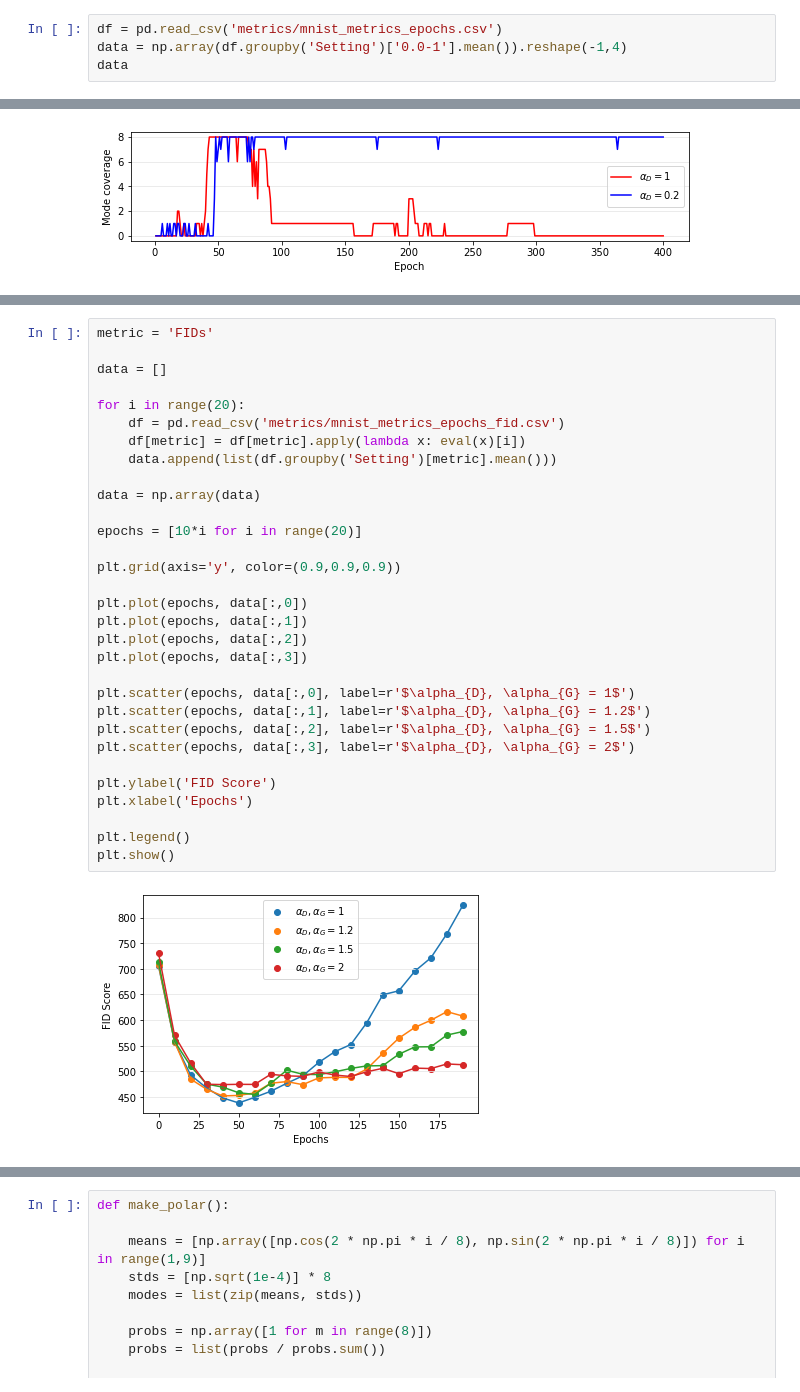
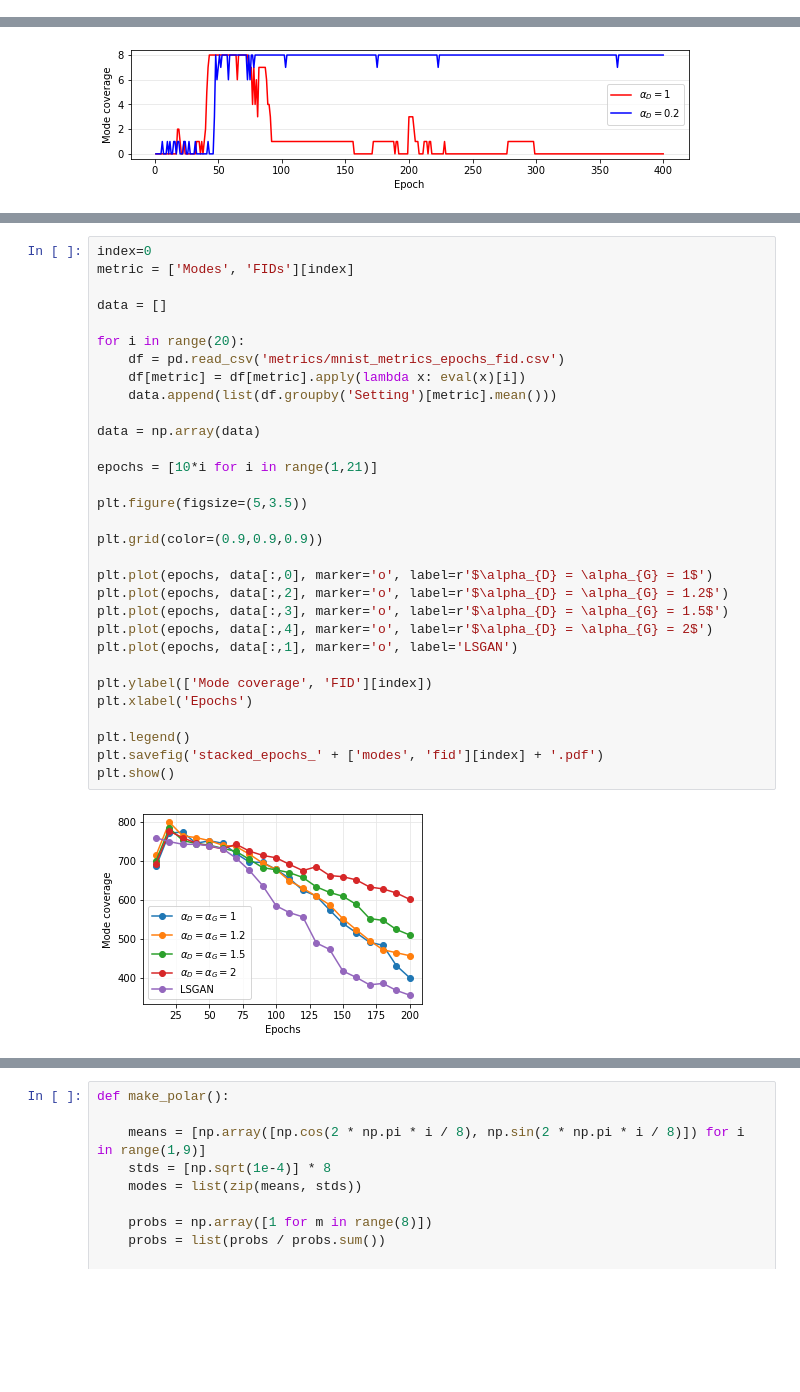
Before and after one commit to SankarLab/AlphaGan-Papers-Results, a Jupyter notebook: metric_processing.ipynb, the cells around one changed output, grey strips where cells are left out. Cells and saved outputs as stored; diff of their text form; blank space fills up the shorter version.

Commit message:
Metrics update

```diff
--- a/metric_processing.ipynb
+++ b/metric_processing.ipynb
@@ -200,4 +158,0 @@ plt.show()
-# %%
-df = pd.read_csv('metrics/mnist_metrics_epochs.csv')
-data = np.array(df.groupby('Setting')['0.0-1'].mean()).reshape(-1,4)
-data
@@ -255,33 +177,33 @@ mkdir: experiment/data/: File exists
 # %%
-metric = 'FIDs'
+index=0
+metric = ['Modes', 'FIDs'][index]
 
 data = []
 
 for i in range(20):
     df = pd.read_csv('metrics/mnist_metrics_epochs_fid.csv')
     df[metric] = df[metric].apply(lambda x: eval(x)[i])
     data.append(list(df.groupby('Setting')[metric].mean()))
 
 data = np.array(data)
 
-epochs = [10*i for i in range(20)]
+epochs = [10*i for i in range(1,21)]
 
-plt.grid(axis='y', color=(0.9,0.9,0.9))
+plt.figure(figsize=(5,3.5))
 
-plt.plot(epochs, data[:,0])
-plt.plot(epochs, data[:,1])
-plt.plot(epochs, data[:,2])
-plt.plot(epochs, data[:,3])
+plt.grid(color=(0.9,0.9,0.9))
 
-plt.scatter(epochs, data[:,0], label=r'$\alpha_{D}, \alpha_{G} = 1$')
-plt.scatter(epochs, data[:,1], label=r'$\alpha_{D}, \alpha_{G} = 1.2$')
-plt.scatter(epochs, data[:,2], label=r'$\alpha_{D}, \alpha_{G} = 1.5$')
-plt.scatter(epochs, data[:,3], label=r'$\alpha_{D}, \alpha_{G} = 2$')
+plt.plot(epochs, data[:,0], marker='o', label=r'$\alpha_{D} = \alpha_{G} = 1$')
+plt.plot(epochs, data[:,2], marker='o', label=r'$\alpha_{D} = \alpha_{G} = 1.2$')
+plt.plot(epochs, data[:,3], marker='o', label=r'$\alpha_{D} = \alpha_{G} = 1.5$')
+plt.plot(epochs, data[:,4], marker='o', label=r'$\alpha_{D} = \alpha_{G} = 2$')
+plt.plot(epochs, data[:,1], marker='o', label='LSGAN')
 
-plt.ylabel('FID Score')
+plt.ylabel(['Mode coverage', 'FID'][index])
 plt.xlabel('Epochs')
 
 plt.legend()
+plt.savefig('stacked_epochs_' + ['modes', 'fid'][index] + '.pdf')
 plt.show()
 # %% [output]
-[figure, old version]
+[figure, new version]
```
Also changed, not shown: parts of 18 cells of this notebook, 25 other files.
